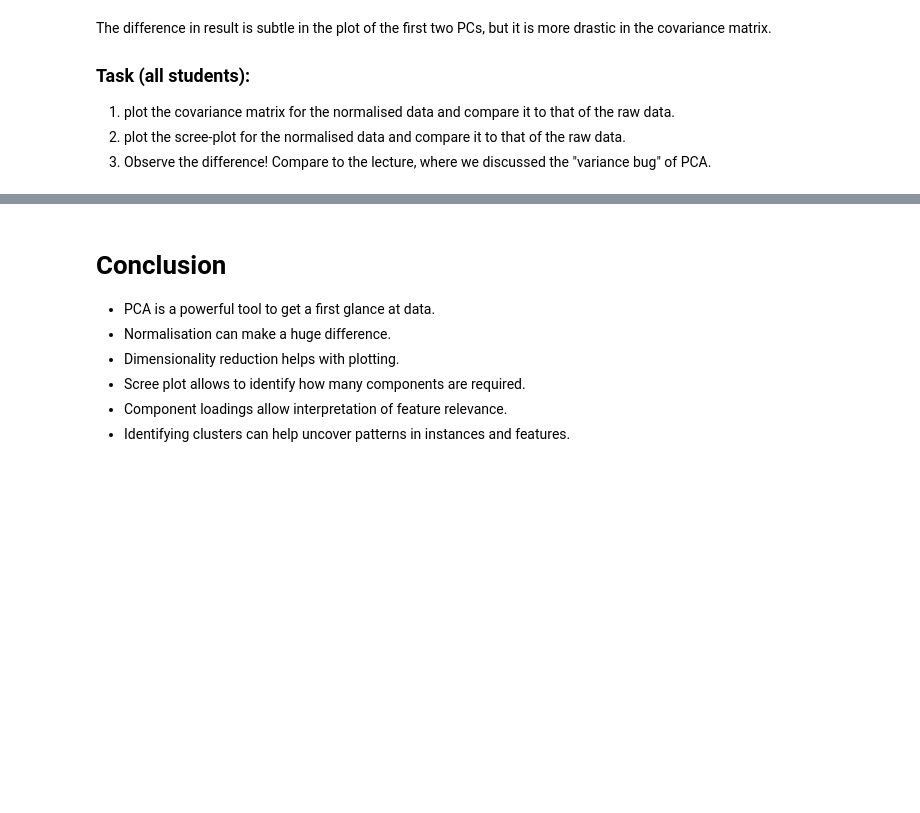
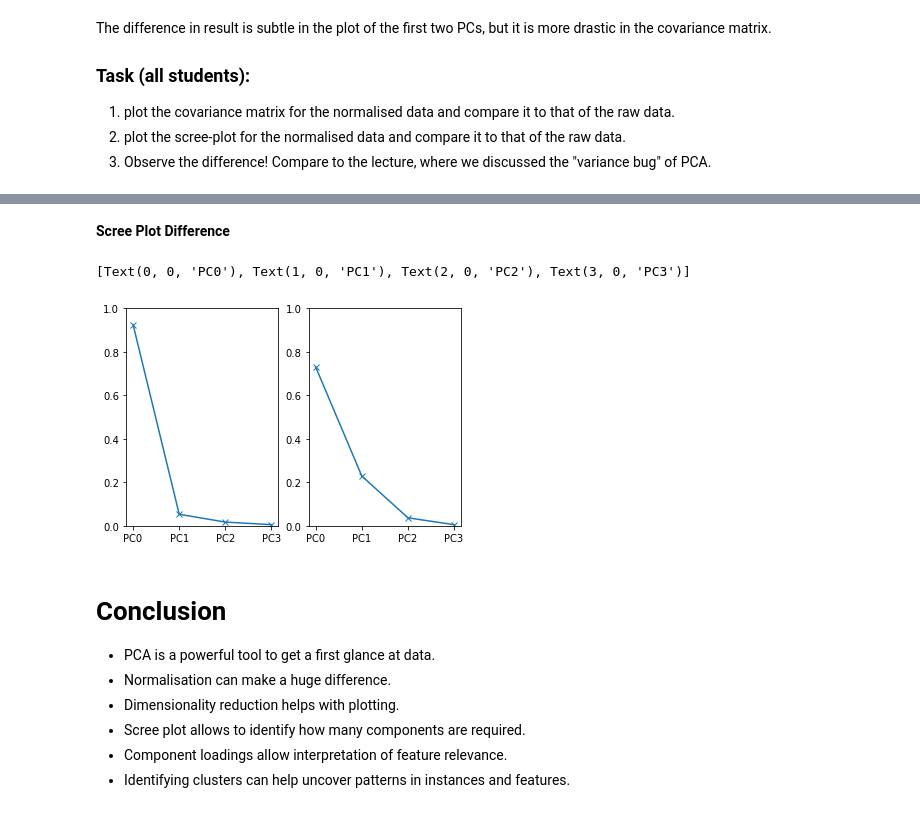
Before and after one commit to rifat0153/7COM1074-Notebooks, a Jupyter notebook: practical2.ipynb, the cells around one changed output, grey strips where cells are left out. Drawn from its saved outputs; the diff is of its cells as text; code cells hidden in the pictures; blank space fills up the shorter version.

```diff
--- a/practical2.ipynb
+++ b/practical2.ipynb
@@ -596,3 +659,23 @@ The difference in result is subtle in the plot of the first two PCs, but it is m
+# %% [markdown]
+**Scree Plot Difference**
+# %%
+fig = plt.figure()
+
+ax1 = fig.add_subplot(121)
+ax2 = fig.add_subplot(122)
+
+ax1.plot(expl_var, marker='x')
+ax1.set_ylim(0, 1.)
+ax1.set_xticks([0, 1, 2, 3])
+ax1.set_xticklabels(["PC{}".format(i) for i in range(4)])
+
+ax2.plot(expl_var_norm, marker='x')
+ax2.set_ylim(0, 1.)
+ax2.set_xticks([0, 1, 2, 3])
+ax2.set_xticklabels(["PC{}".format(i) for i in range(4)])
+# %% [output]
+[Text(0, 0, 'PC0'), Text(1, 0, 'PC1'), Text(2, 0, 'PC2'), Text(3, 0, 'PC3')]
+[figure, added]
 # %% [markdown]
 # Conclusion
 * PCA is a powerful tool to get a first glance at data.
```
Also changed, not shown: parts of 11 cells of this notebook, 1 other file.
